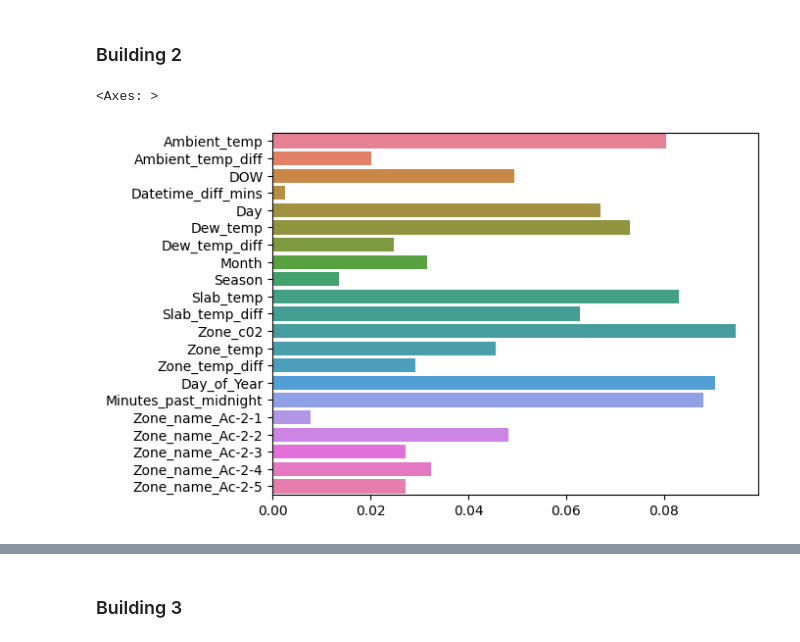
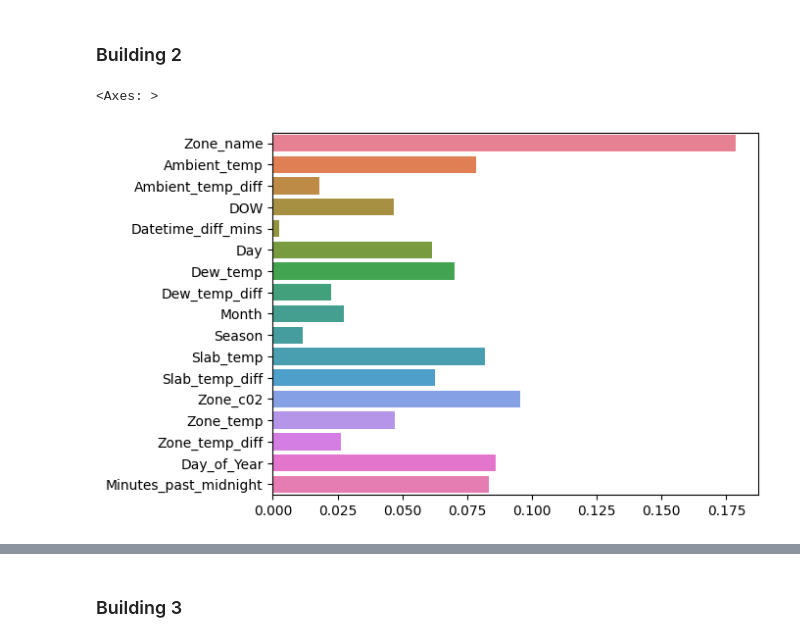
Before and after one commit to hossainmuntasir/MachineLearningModel, a Jupyter notebook: mlmodels/model_comparison.ipynb, the cells around one changed output, grey strips where cells are left out. Cells and saved outputs as stored; diff of their text form; code cells hidden in the pictures.

Commit message:
Added logistic regression, histogram-based boosting, updated random forest grid search, switch to pipeline for encoding categorical variables

```diff
--- a/mlmodels/model_comparison.ipynb
+++ b/mlmodels/model_comparison.ipynb
@@ -65,12 +65,18 @@ Encode `Zone_name` as numeric variables.
 # %%
-categorical_columns = ["Zone_name"]
+from sklearn.compose import make_column_transformer
+from sklearn.preprocessing import TargetEncoder
+
+def encode(categorical_columns: list[int] | list[int]):
+    return make_column_transformer((TargetEncoder(random_state=42), categorical_columns), remainder="passthrough")
+
+#categorical_columns = ["Zone_name"]
 #categorical_columns = ["Zone_name", "DOW"]
-df1 = pd.get_dummies(df1, columns=categorical_columns)
-dfs[0] = df1
-df2 = pd.get_dummies(df2, columns=categorical_columns)
-dfs[1] = df2
-df3 = pd.get_dummies(df3, columns=categorical_columns)
-dfs[2] = df3
+#df1 = pd.get_dummies(df1, columns=categorical_columns)
+#dfs[0] = df1
+#df2 = pd.get_dummies(df2, columns=categorical_columns)
+#dfs[1] = df2
+#df3 = pd.get_dummies(df3, columns=categorical_columns)
+#dfs[2] = df3
 # %% [markdown]
 ## Split datasets into training and testing subsets
 We use a 80% training, 10% validation, 10% testing split.
@@ -150,8 +156,10 @@ model_metrics = {f"Building {n+1}": {} for n in range(3)}
 ## Decision Tree
 # %%
 from sklearn.tree import DecisionTreeClassifier
+from sklearn.pipeline import make_pipeline
 
 tree = DecisionTreeClassifier(random_state=42)
+tree = make_pipeline(encode(["Zone_name"]), tree)
 model_name = "Decision Tree"
 # %% [markdown]
 ### Building 1
@@ -203,6 +211,7 @@ import seaborn as sns
 
 model_name = "Random Forest"
 forest = RandomForestClassifier(random_state=42, n_jobs=-1)
+forest = make_pipeline(encode(["Zone_name"]), forest)
 # %% [markdown]
 ### Building 1
 # %%
@@ -226,10 +237,12 @@ weighted avg     0.9998    0.9998    0.9998    103686
 ### Building 2
 # %%
 forest.fit(x_train2, y_train2)
-sns.barplot(pd.DataFrame(forest.feature_importances_, index=features2).T, orient="h")
+feature_names = forest[0].get_feature_names_out()
+feature_names = [feature.split("__")[1] for feature in feature_names]
+sns.barplot(pd.DataFrame(forest[-1].feature_importances_, index=feature_names).T, orient="h")
 # %% [output]
 <Axes: >
-[figure, old version]
+[figure, new version]
 # %%
 model_metrics["Building 2"][model_name] = calculate_metrics(forest, x_val2, y_val2)
 # %% [output]
```
Also changed, not shown: parts of 44 cells of this notebook, 12 other files.
